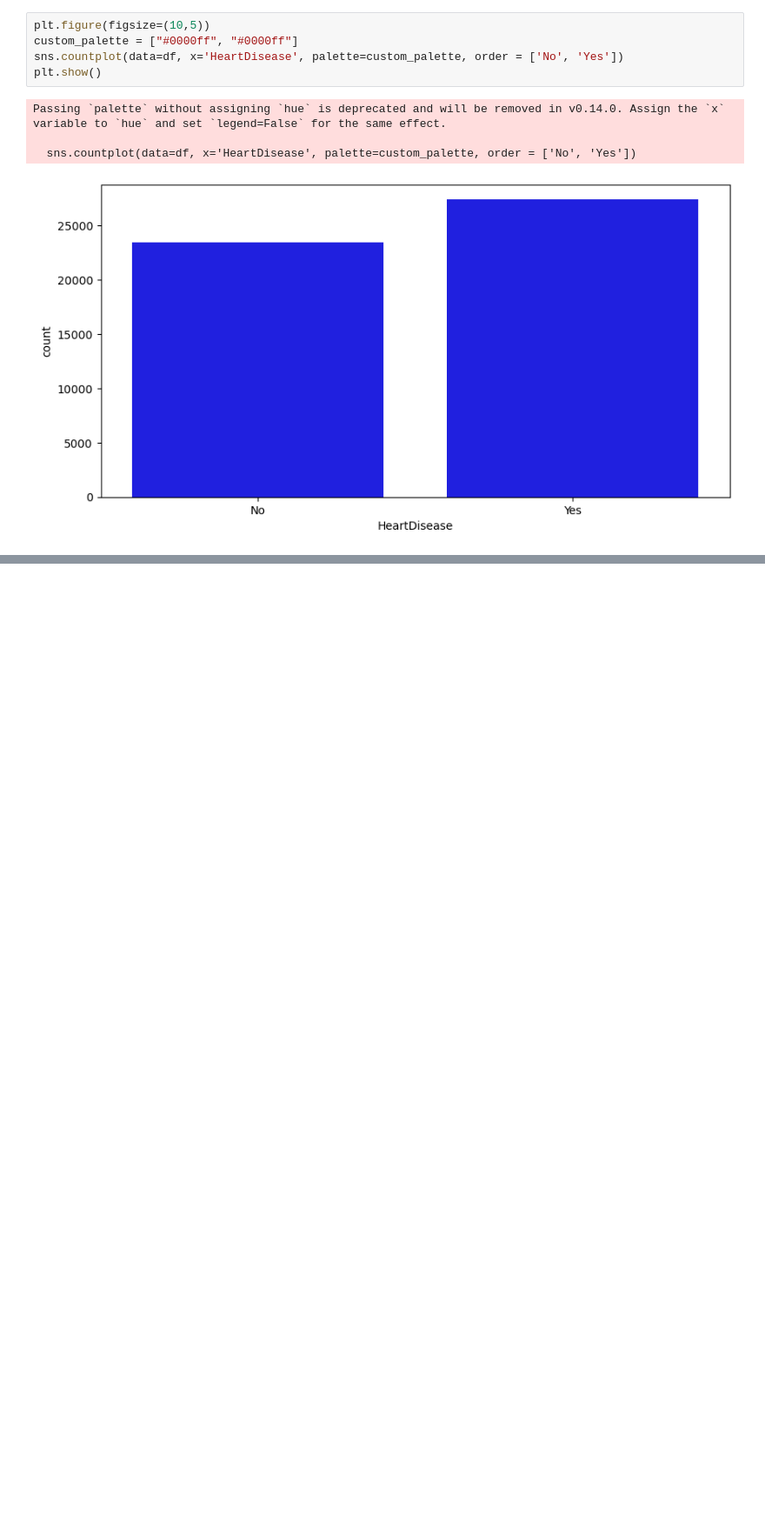
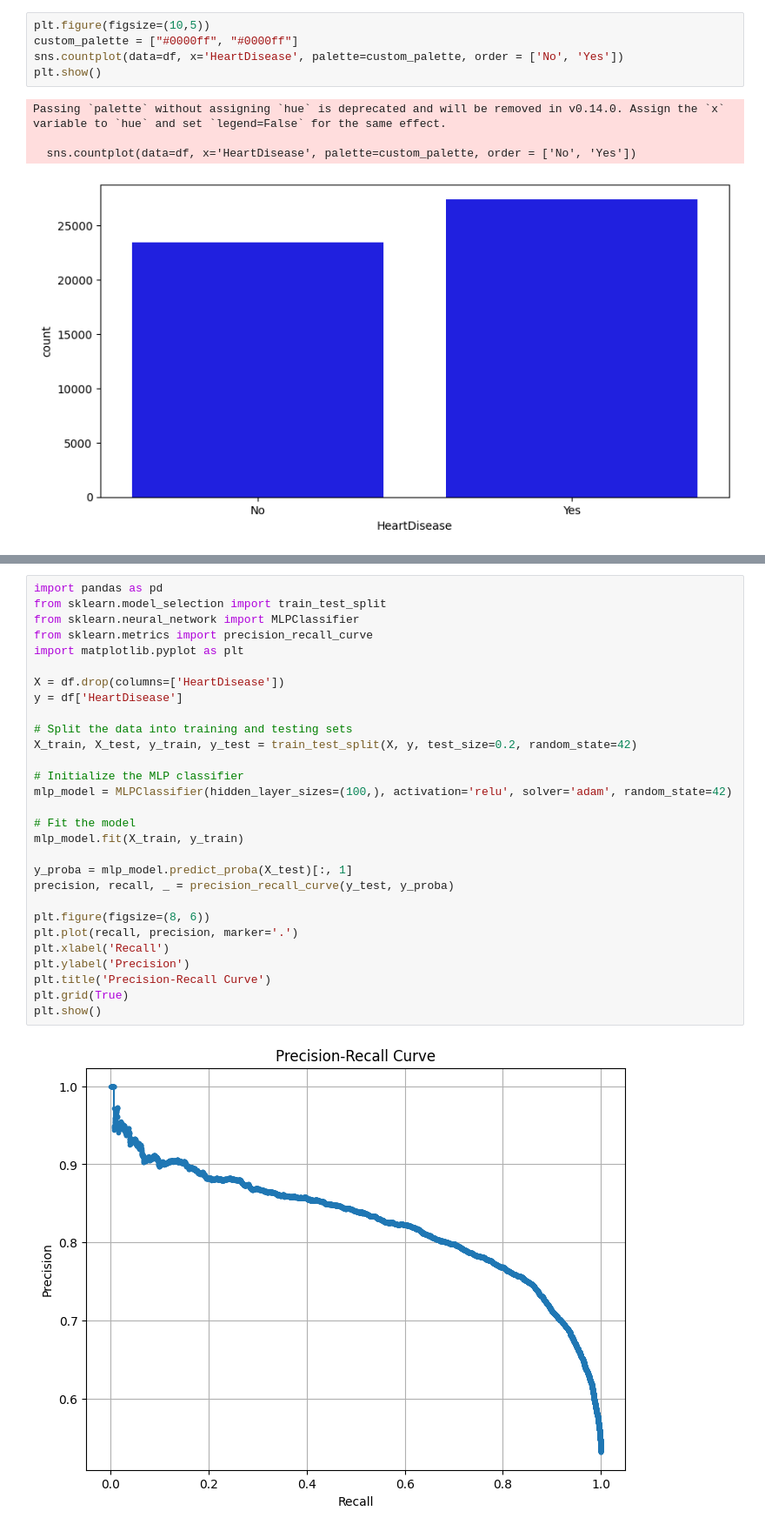
Before and after one commit to Tomas-Deane/EPIC3REAL, a Jupyter notebook: Preprocessing.ipynb, the cells around one changed output, grey strips where cells are left out. Shown at 87% size. Saved outputs shown, nothing was run; the diff lists cells and outputs as text; blank space fills up the shorter version.

Commit message:
adding models

```diff
--- a/Preprocessing.ipynb
+++ b/Preprocessing.ipynb
@@ -108,0 +257,31 @@ plt.show()
+# %%
+import pandas as pd
+from sklearn.model_selection import train_test_split
+from sklearn.neural_network import MLPClassifier
+from sklearn.metrics import precision_recall_curve
+import matplotlib.pyplot as plt
+
+X = df.drop(columns=['HeartDisease'])
+y = df['HeartDisease']
+
+# Split the data into training and testing sets
+X_train, X_test, y_train, y_test = train_test_split(X, y, test_size=0.2, random_state=42)
+
+# Initialize the MLP classifier
+mlp_model = MLPClassifier(hidden_layer_sizes=(100,), activation='relu', solver='adam', random_state=42)
+
+# Fit the model
+mlp_model.fit(X_train, y_train)
+
+y_proba = mlp_model.predict_proba(X_test)[:, 1]
+precision, recall, _ = precision_recall_curve(y_test, y_proba)
+
+plt.figure(figsize=(8, 6))
+plt.plot(recall, precision, marker='.')
+plt.xlabel('Recall')
+plt.ylabel('Precision')
+plt.title('Precision-Recall Curve')
+plt.grid(True)
+plt.show()
+# %% [output]
+[figure, added]
```
Also changed, not shown: parts of 12 cells of this notebook.
